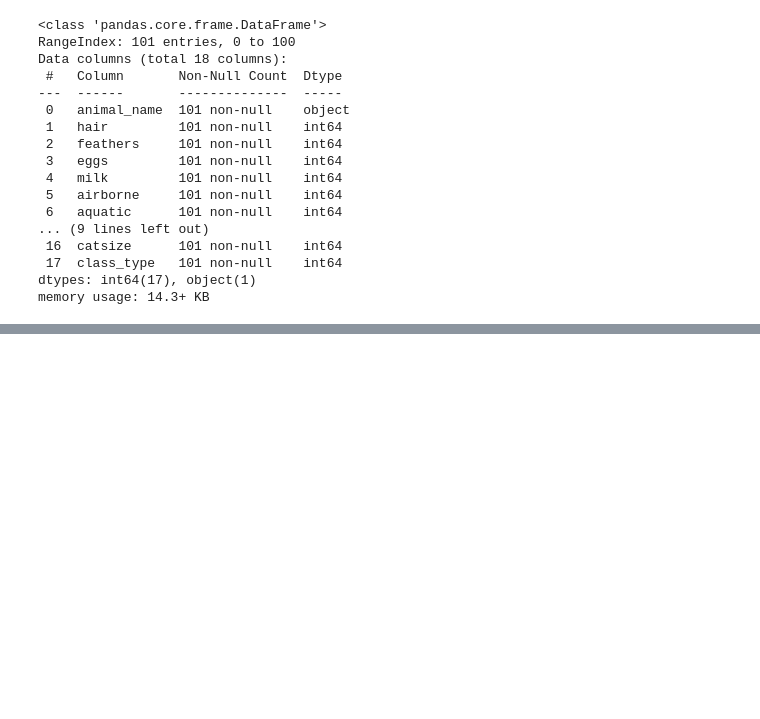
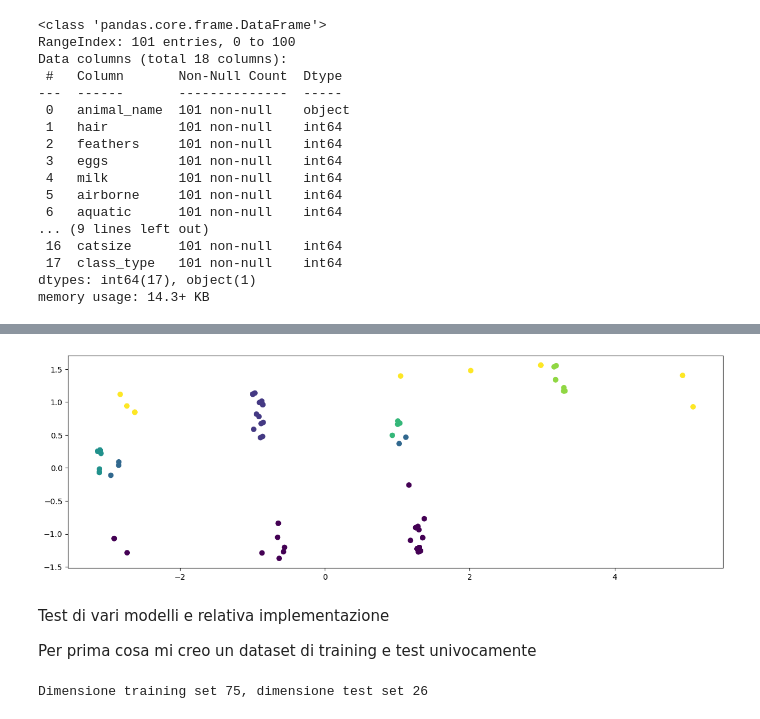
Before and after one commit to khalld/animals-zoo-classification, a Jupyter notebook: code.ipynb, the cells around one changed output, grey strips where cells are left out. Cells and saved outputs as stored; diff of their text form; code cells hidden in the pictures; blank space fills up the shorter version.

```diff
--- a/code.ipynb
+++ b/code.ipynb
@@ -66,0 +72,10 @@ plt.show()
+# %%
+# df_training, df_test = train_test_split(df,test_size=0.15)
+# print("Numero di campioni totale", len(df))
+# print("Numero di campioni di training",len(df_training))
+# print("Numero di campioni di test",len(df_test))
+
+# valori di input
+X = df.drop(columns=['animal_name','class_type'])
+# variabile che voglio predire
+y = df['class_type']
@@ -66,0 +84,6 @@ plt.show()
+# %%
+from sklearn.decomposition import PCA
+# X_reduced because is reduced after PCA decomposition
+X_red = PCA().fit_transform(X,y)
+
+print(X_red , type(X_red) , len(X_red), len(X_red[0]))
@@ -66,0 +104,17 @@ plt.show()
+# %%
+plt.scatter(x=X_red[:,0], y=X_red[:,1], c=df['class_type'])
+plt.show()
+# %% [output]
+[figure, added]
+# %% [markdown]
+Test di vari modelli e relativa implementazione
+
+Per prima cosa mi creo un dataset di training e test univocamente
+# %%
+from sklearn.model_selection import cross_val_score
+
+X_train, X_test, y_train, y_test = train_test_split(X_red, y, test_size=0.25)
+
+print("Dimensione training set %d, dimensione test set %d" % (len(X_train), len(X_test)))
+# %% [output]
+Dimensione training set 75, dimensione test set 26
```
Also changed, not shown: parts of 23 cells of this notebook, 1 other file.
